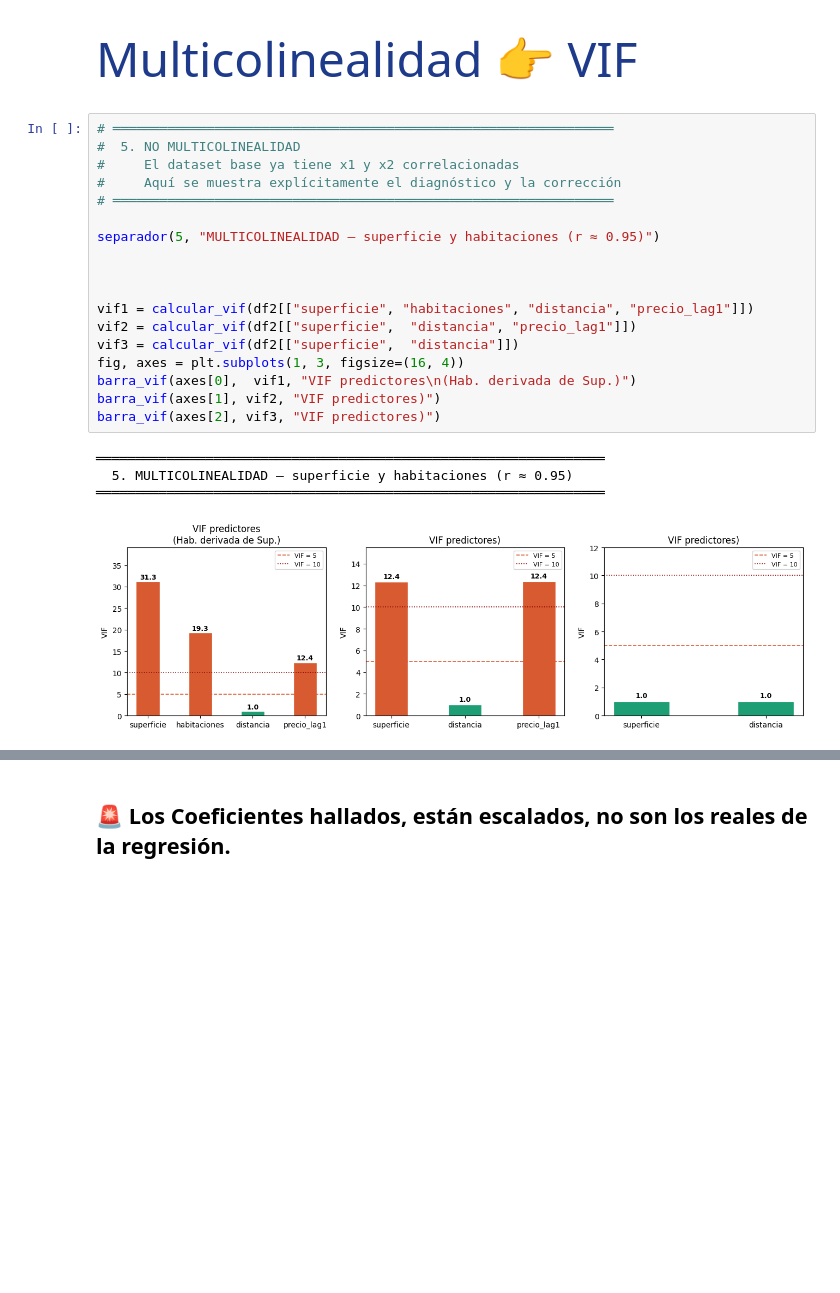
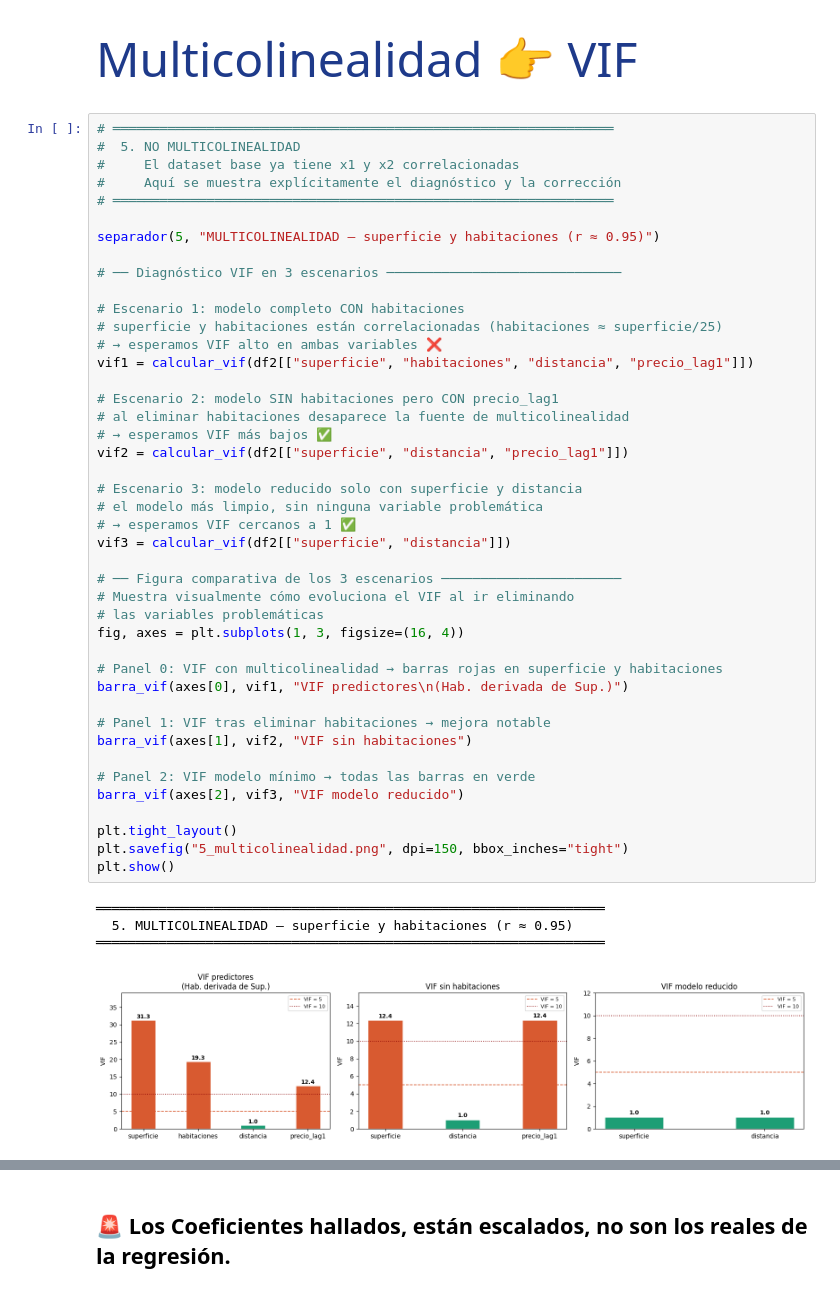
Before and after one commit to ednavivianasegura/Material_cursos_Evsa_Miuller, a Jupyter notebook: Modulo2_Fundamentos_AI/06_RegresionLineal.ipynb, the cells around one changed output, grey strips where cells are left out. Saved outputs shown, nothing was run; the diff lists cells and outputs as text; blank space fills up the shorter version.

```diff
--- a/Modulo2_Fundamentos_AI/06_RegresionLineal.ipynb
+++ b/Modulo2_Fundamentos_AI/06_RegresionLineal.ipynb
@@ -1295,26 +1331,51 @@ Multicolinealidad 👉 VIF
 # %%
 # ════════════════════════════════════════════════════════════════
 #  5. NO MULTICOLINEALIDAD
 #     El dataset base ya tiene x1 y x2 correlacionadas
 #     Aquí se muestra explícitamente el diagnóstico y la corrección
 # ════════════════════════════════════════════════════════════════
 
 separador(5, "MULTICOLINEALIDAD — superficie y habitaciones (r ≈ 0.95)")
 
+# ── Diagnóstico VIF en 3 escenarios ──────────────────────────────
 
+# Escenario 1: modelo completo CON habitaciones
+# superficie y habitaciones están correlacionadas (habitaciones ≈ superficie/25)
+# → esperamos VIF alto en ambas variables ❌
+vif1 = calcular_vif(df2[["superficie", "habitaciones", "distancia", "precio_lag1"]])
 
-vif1 = calcular_vif(df2[["superficie", "habitaciones", "distancia", "precio_lag1"]])
-vif2 = calcular_vif(df2[["superficie",  "distancia", "precio_lag1"]])
-vif3 = calcular_vif(df2[["superficie",  "distancia"]])
+# Escenario 2: modelo SIN habitaciones pero CON precio_lag1
+# al eliminar habitaciones desaparece la fuente de multicolinealidad
+# → esperamos VIF más bajos ✅
+vif2 = calcular_vif(df2[["superficie", "distancia", "precio_lag1"]])
+
+# Escenario 3: modelo reducido solo con superficie y distancia
+# el modelo más limpio, sin ninguna variable problemática
+# → esperamos VIF cercanos a 1 ✅
+vif3 = calcular_vif(df2[["superficie", "distancia"]])
+
+# ── Figura comparativa de los 3 escenarios ───────────────────────
+# Muestra visualmente cómo evoluciona el VIF al ir eliminando
+# las variables problemáticas
 fig, axes = plt.subplots(1, 3, figsize=(16, 4))
-barra_vif(axes[0],  vif1, "VIF predictores\n(Hab. derivada de Sup.)")
-barra_vif(axes[1], vif2, "VIF predictores)")
-barra_vif(axes[2], vif3, "VIF predictores)")
+
+# Panel 0: VIF con multicolinealidad → barras rojas en superficie y habitaciones
+barra_vif(axes[0], vif1, "VIF predictores\n(Hab. derivada de Sup.)")
+
+# Panel 1: VIF tras eliminar habitaciones → mejora notable
+barra_vif(axes[1], vif2, "VIF sin habitaciones")
+
+# Panel 2: VIF modelo mínimo → todas las barras en verde
+barra_vif(axes[2], vif3, "VIF modelo reducido")
+
+plt.tight_layout()
+plt.savefig("5_multicolinealidad.png", dpi=150, bbox_inches="tight")
+plt.show()
 # %% [output]
 ═════════════════════════════════════════════════════════════════
   5. MULTICOLINEALIDAD — superficie y habitaciones (r ≈ 0.95)
 ═════════════════════════════════════════════════════════════════
-[figure, old version]
+[figure, new version]
 # %%
 m_final = ajustar_ols(df2[["superficie", "distancia", "precio_lag1"]],df2["precio"], "MODELO CORREGIDO — con lag-1")
 print(m_final.summary())
```
Also changed, not shown: parts of 85 cells of this notebook.
